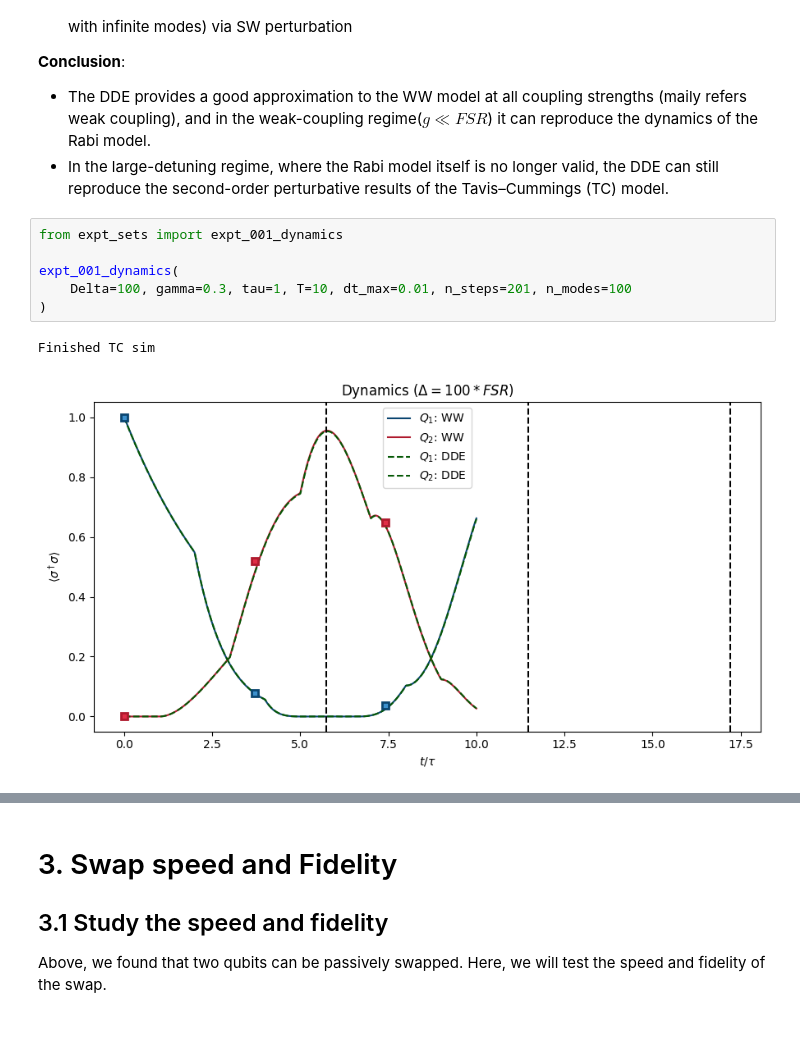
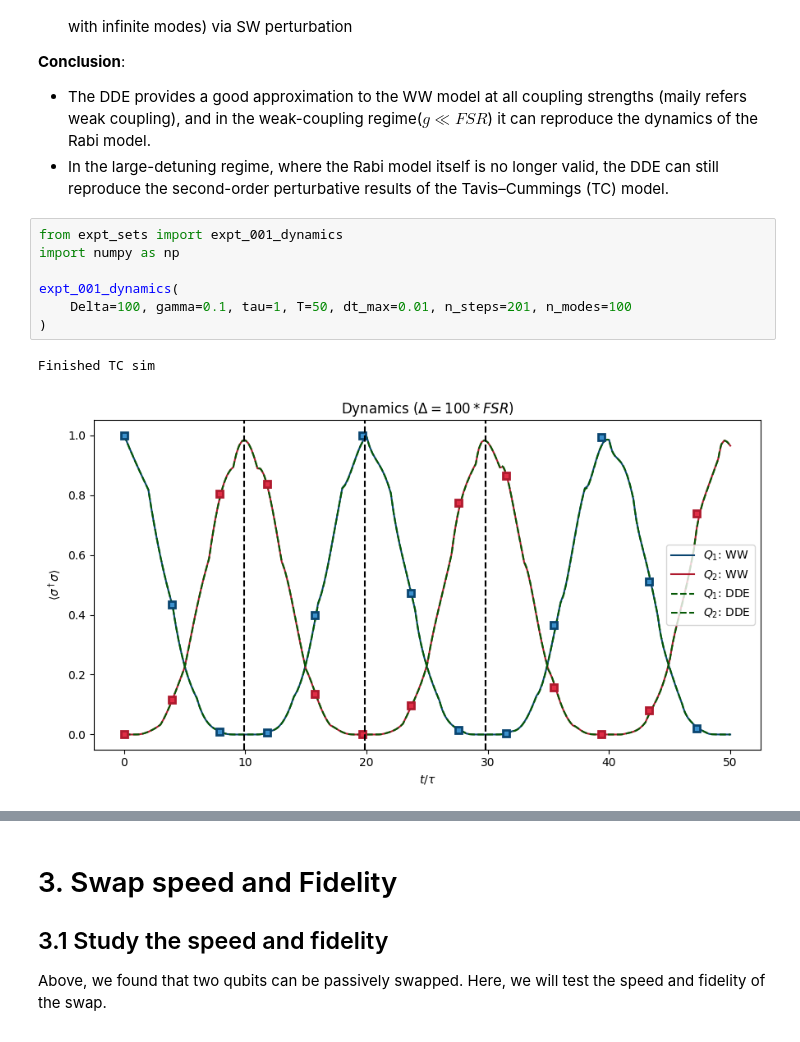
Before and after one commit to Taitoos2/non_markovian_qubit_swap, a Jupyter notebook: Idea_3.ipynb, the cells around one changed output, grey strips where cells are left out. Cells and saved outputs as stored; diff of their text form.

```diff
--- a/Idea_3.ipynb
+++ b/Idea_3.ipynb
@@ -9,10 +9,11 @@
 - In the large-detuning regime, where the Rabi model itself is no longer valid, the DDE can still reproduce the second-order perturbative results of the Tavis–Cummings (TC) model.
 # %%
 from expt_sets import expt_001_dynamics
+import numpy as np
 
 expt_001_dynamics(
-    Delta=100, gamma=0.3, tau=1, T=10, dt_max=0.01, n_steps=201, n_modes=100
+    Delta=100, gamma=0.1, tau=1, T=50, dt_max=0.01, n_steps=201, n_modes=100
 )
 # %% [output]
 Finished TC sim
-[figure, old version]
+[figure, new version]
```
Also changed, not shown: parts of 15 cells of this notebook, 5 other files.
